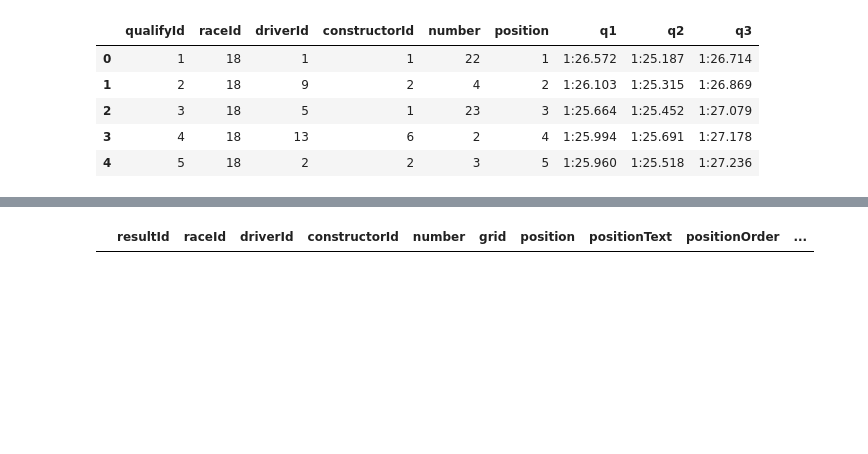
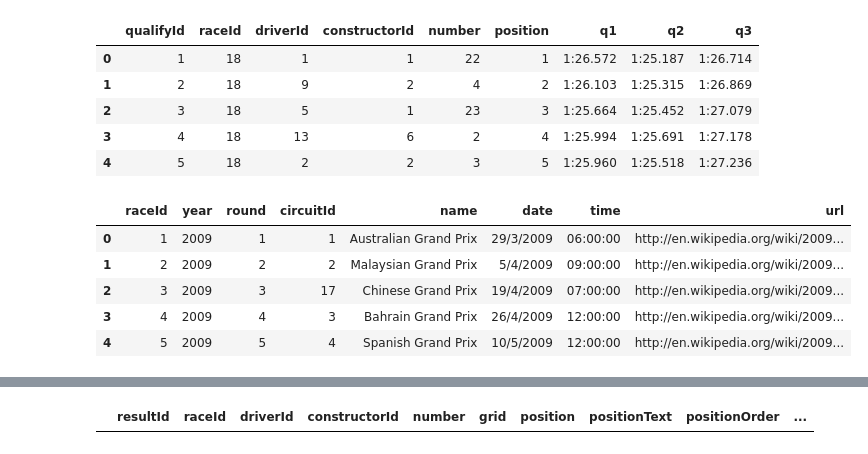
Before and after one commit to SMG-1/f1-analytics, a Jupyter notebook: eda.ipynb, the cells around one changed output, grey strips where cells are left out. Drawn from its saved outputs; the diff is of its cells as text; code cells hidden in the pictures; blank space fills up the shorter version.

```diff
--- a/eda.ipynb
+++ b/eda.ipynb
@@ -43,3 +61,12 @@ df_quali.head()
 | 2 | 3 | 18 | 5 | 1 | 23 | 3 | 1:25.664 | 1:25.452 | 1:27.079 |
 | 3 | 4 | 18 | 13 | 6 | 2 | 4 | 1:25.994 | 1:25.691 | 1:27.178 |
 | 4 | 5 | 18 | 2 | 2 | 3 | 5 | 1:25.960 | 1:25.518 | 1:27.236 |
+# %%
+df_races.head()
+# %% [output]
+|  | raceId | year | round | circuitId | name | date | time | url |
+| 0 | 1 | 2009 | 1 | 1 | Australian Grand Prix | 29/3/2009 | 06:00:00 | http://en.wikipedia.org/wiki/2009... |
+| 1 | 2 | 2009 | 2 | 2 | Malaysian Grand Prix | 5/4/2009 | 09:00:00 | http://en.wikipedia.org/wiki/2009... |
+| 2 | 3 | 2009 | 3 | 17 | Chinese Grand Prix | 19/4/2009 | 07:00:00 | http://en.wikipedia.org/wiki/2009... |
+| 3 | 4 | 2009 | 4 | 3 | Bahrain Grand Prix | 26/4/2009 | 12:00:00 | http://en.wikipedia.org/wiki/2009... |
+| 4 | 5 | 2009 | 5 | 4 | Spanish Grand Prix | 10/5/2009 | 12:00:00 | http://en.wikipedia.org/wiki/2009... |
```
Also changed, not shown: parts of 12 cells of this notebook.
